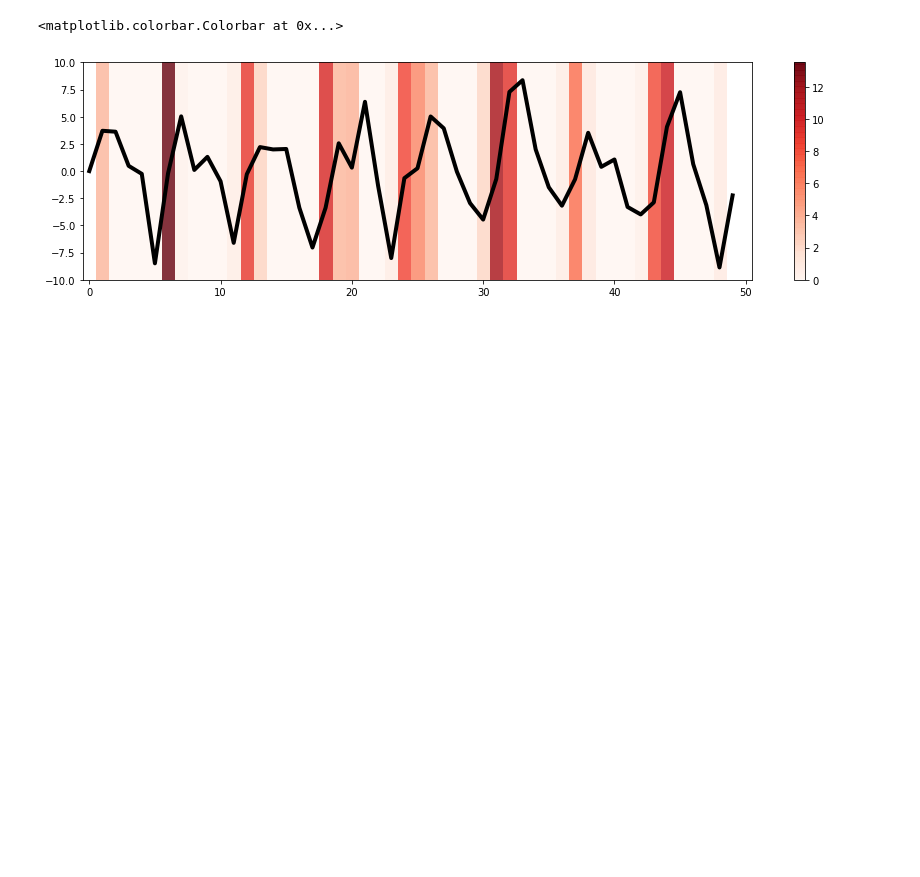
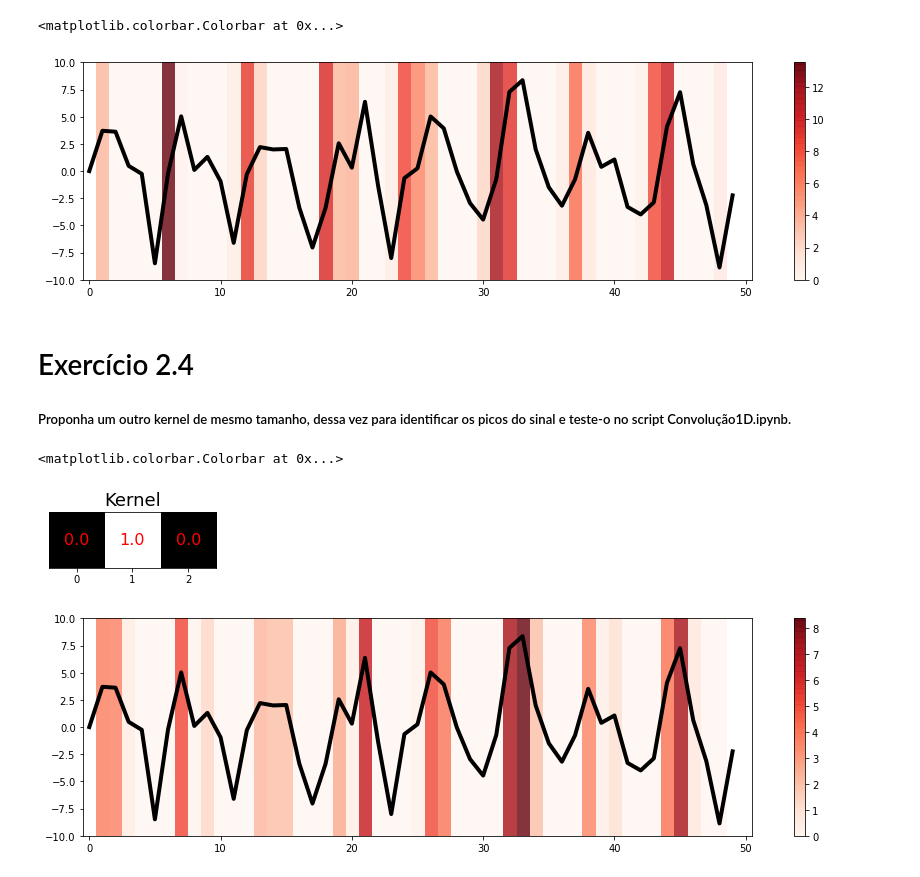
Before and after one commit to cmscoutinho/data-science, a Jupyter notebook: ALURA/Redes Neurais Convolucionais - Deep Learning com PyTorch/2_2_Aplicação_com_Scipy.ipynb, the cells around one changed output. Saved outputs shown, nothing was run; the diff lists cells and outputs as text; code cells hidden in the pictures; blank space fills up the shorter version.

```diff
--- a/ALURA/Redes Neurais Convolucionais - Deep Learning com PyTorch/2_2_Aplicação_com_Scipy.ipynb
+++ b/ALURA/Redes Neurais Convolucionais - Deep Learning com PyTorch/2_2_Aplicação_com_Scipy.ipynb
@@ -79,3 +79,23 @@ plt.colorbar()
 # %% [output]
 <matplotlib.colorbar.Colorbar at 0x...>
 [figure]
+# %% [markdown]
+# Exercício 2.4
+##### Proponha um outro kernel de mesmo tamanho, dessa vez para identificar os picos do sinal e teste-o no script Convolução1D.ipynb.
+# %%
+kernel = np.asarray([0.0, 1.0, 0.0])
+show(kernel, 'Kernel')
+
+sinal3 = y[:50]
+ativacao3 = convolve(sinal3, kernel, mode='valid')
+ativacao3[ativacao3 < 0] = 0
+
+plt.figure(figsize=(15, 4))
+plt.plot(sinal3, color='k', linewidth=4)
+plt.imshow(ativacao3[np.newaxis, :], cmap='Reds', aspect='auto', alpha=0.8, extent=(0.5, 48.5, -10, 10))
+plt.xlim(-0.5, 50.5)
+plt.colorbar()
+# %% [output]
+<matplotlib.colorbar.Colorbar at 0x...>
+[figure, added]
+[figure, added]
```
